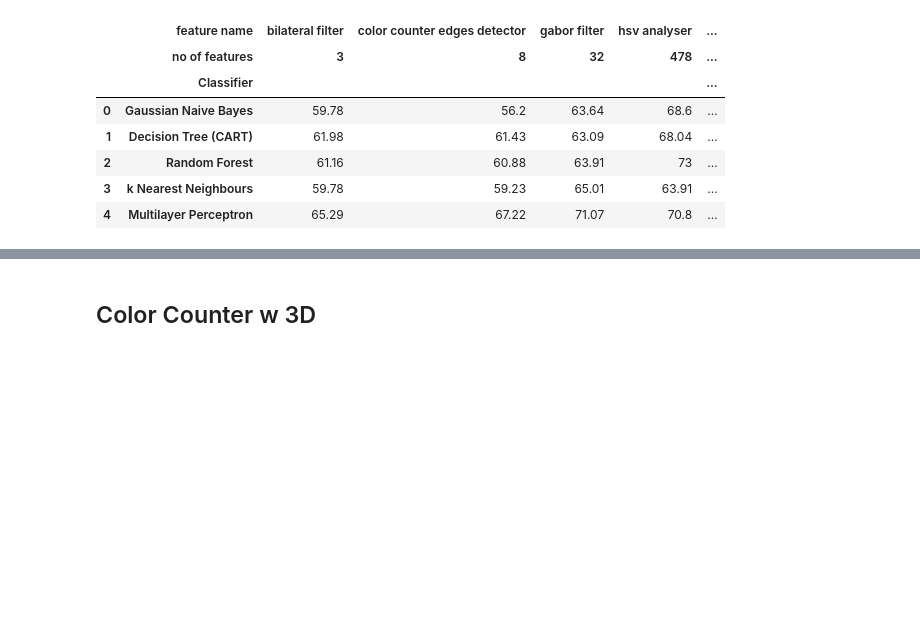
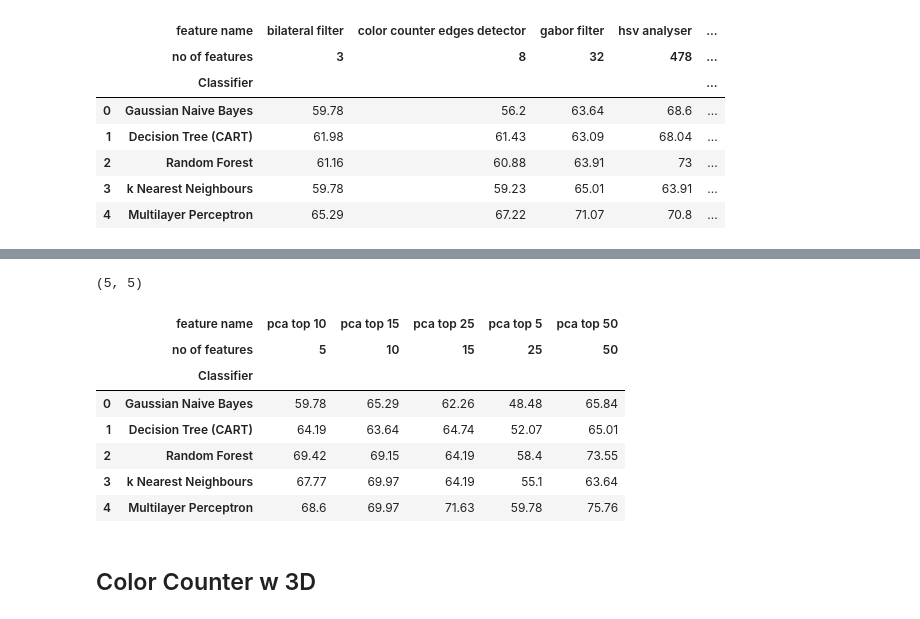
Before and after one commit to lukaszsus/memotion-images-analysis, a Jupyter notebook: experiment_scripts/pandas_dataframes_results.ipynb, the cells around one changed output, grey strips where cells are left out. Drawn from its saved outputs; the diff is of its cells as text; code cells hidden in the pictures; blank space fills up the shorter version.

```diff
--- a/experiment_scripts/pandas_dataframes_results.ipynb
+++ b/experiment_scripts/pandas_dataframes_results.ipynb
@@ -195,3 +268,16 @@ create_table(path, feature_count_14)
+# %%
+path = 'results/metrics/memes_stand_one_vs_rest'
+create_pca_table(path, feature_count_pca)
+# %% [output]
+(5, 5)
+|  | feature name | pca top 10 | pca top 15 | pca top 25 | pca top 5 | pca top 50 |
+|  | no of features | 5 | 10 | 15 | 25 | 50 |
+|  | Classifier |  |  |  |  |  |
+| 0 | Gaussian Naive Bayes | 59.78 | 65.29 | 62.26 | 48.48 | 65.84 |
+| 1 | Decision Tree (CART) | 64.19 | 63.64 | 64.74 | 52.07 | 65.01 |
+| 2 | Random Forest | 69.42 | 69.15 | 64.19 | 58.4 | 73.55 |
+| 3 | k Nearest Neighbours | 67.77 | 69.97 | 64.19 | 55.1 | 63.64 |
+| 4 | Multilayer Perceptron | 68.6 | 69.97 | 71.63 | 59.78 | 75.76 |
 # %% [markdown]
 ## Color Counter w 3D
 # %%
```
Also changed, not shown: parts of 8 cells of this notebook, 3 other files.
